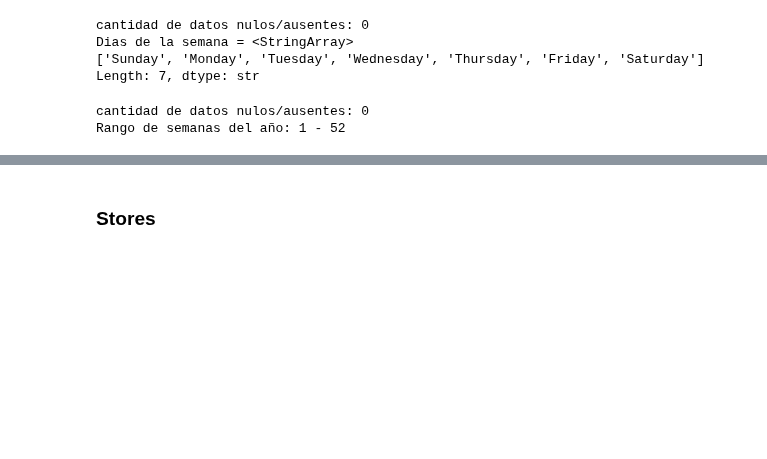
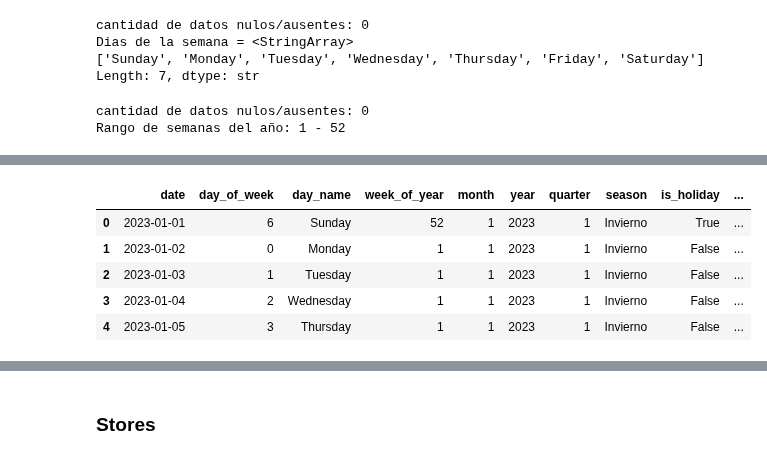
Before and after one commit to Fernandojbf123/Prueba_tecnica_DS, a Jupyter notebook: notebooks/EDA.ipynb, the cells around one changed output, grey strips where cells are left out. Drawn from its saved outputs; the diff is of its cells as text; code cells hidden in the pictures; blank space fills up the shorter version.

```diff
--- a/notebooks/EDA.ipynb
+++ b/notebooks/EDA.ipynb
@@ -143,0 +230,10 @@ is_semana_santa
+# %%
+calendar_navidad_season = calendar[calendar['is_navidad_season']==True]
+calendar_navidad_season.head(5)
+# %% [output]
+|  | date | day_of_week | day_name | week_of_year | month | year | quarter | season | is_holiday | ... |
+| 0 | 2023-01-01 | 6 | Sunday | 52 | 1 | 2023 | 1 | Invierno | True | ... |
+| 1 | 2023-01-02 | 0 | Monday | 1 | 1 | 2023 | 1 | Invierno | False | ... |
+| 2 | 2023-01-03 | 1 | Tuesday | 1 | 1 | 2023 | 1 | Invierno | False | ... |
+| 3 | 2023-01-04 | 2 | Wednesday | 1 | 1 | 2023 | 1 | Invierno | False | ... |
+| 4 | 2023-01-05 | 3 | Thursday | 1 | 1 | 2023 | 1 | Invierno | False | ... |
```
Also changed, not shown: parts of 16 cells of this notebook.
